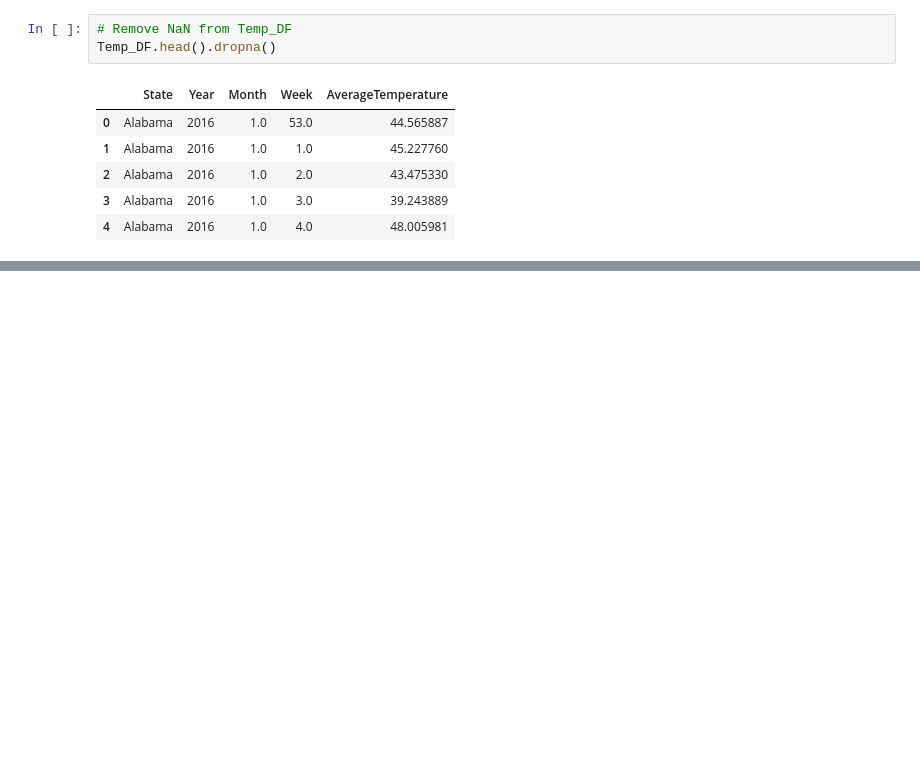
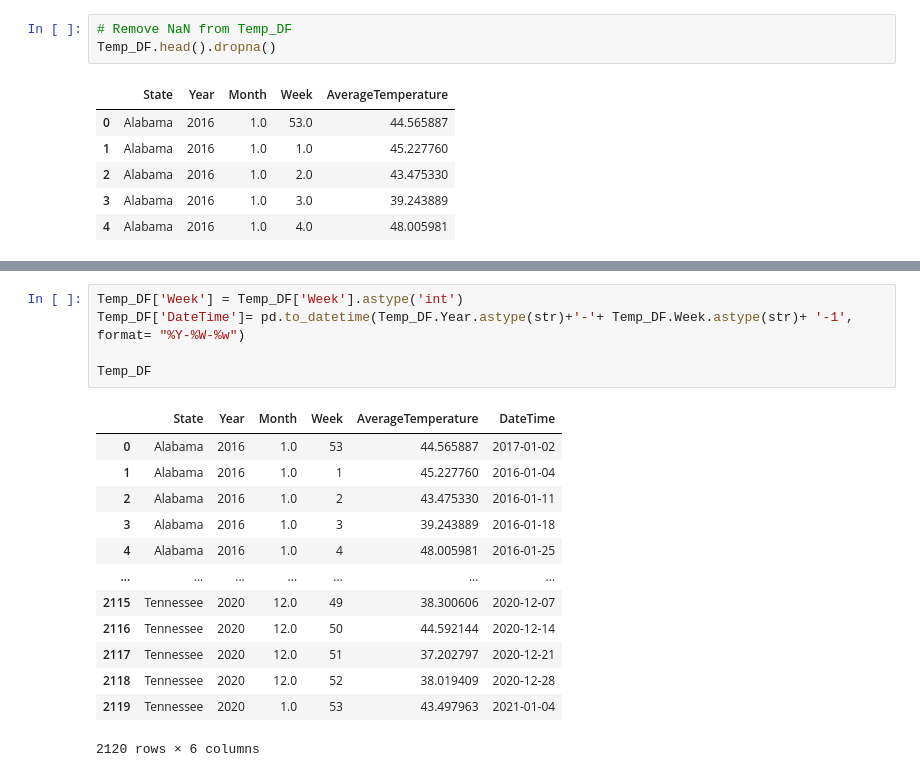
Before and after one commit to anthjordan/project-1, a Jupyter notebook: Weather_py/flu_to_temp.ipynb, the cells around one changed output, grey strips where cells are left out. Saved outputs shown, nothing was run; the diff lists cells and outputs as text; blank space fills up the shorter version.

```diff
--- a/Weather_py/flu_to_temp.ipynb
+++ b/Weather_py/flu_to_temp.ipynb
@@ -49,0 +111,19 @@ Temp_DF.head().dropna()
+# %%
+Temp_DF['Week'] = Temp_DF['Week'].astype('int')
+Temp_DF['DateTime']= pd.to_datetime(Temp_DF.Year.astype(str)+'-'+ Temp_DF.Week.astype(str)+ '-1', format= "%Y-%W-%w")
+
+Temp_DF
+# %% [output]
+|  | State | Year | Month | Week | AverageTemperature | DateTime |
+| 0 | Alabama | 2016 | 1.0 | 53 | 44.565887 | 2017-01-02 |
+| 1 | Alabama | 2016 | 1.0 | 1 | 45.227760 | 2016-01-04 |
+| 2 | Alabama | 2016 | 1.0 | 2 | 43.475330 | 2016-01-11 |
+| 3 | Alabama | 2016 | 1.0 | 3 | 39.243889 | 2016-01-18 |
+| 4 | Alabama | 2016 | 1.0 | 4 | 48.005981 | 2016-01-25 |
+| ... | ... | ... | ... | ... | ... | ... |
+| 2115 | Tennessee | 2020 | 12.0 | 49 | 38.300606 | 2020-12-07 |
+| 2116 | Tennessee | 2020 | 12.0 | 50 | 44.592144 | 2020-12-14 |
+| 2117 | Tennessee | 2020 | 12.0 | 51 | 37.202797 | 2020-12-21 |
+| 2118 | Tennessee | 2020 | 12.0 | 52 | 38.019409 | 2020-12-28 |
+| 2119 | Tennessee | 2020 | 1.0 | 53 | 43.497963 | 2021-01-04 |
+2120 rows × 6 columns
```
Also changed, not shown: parts of 9 cells of this notebook.
